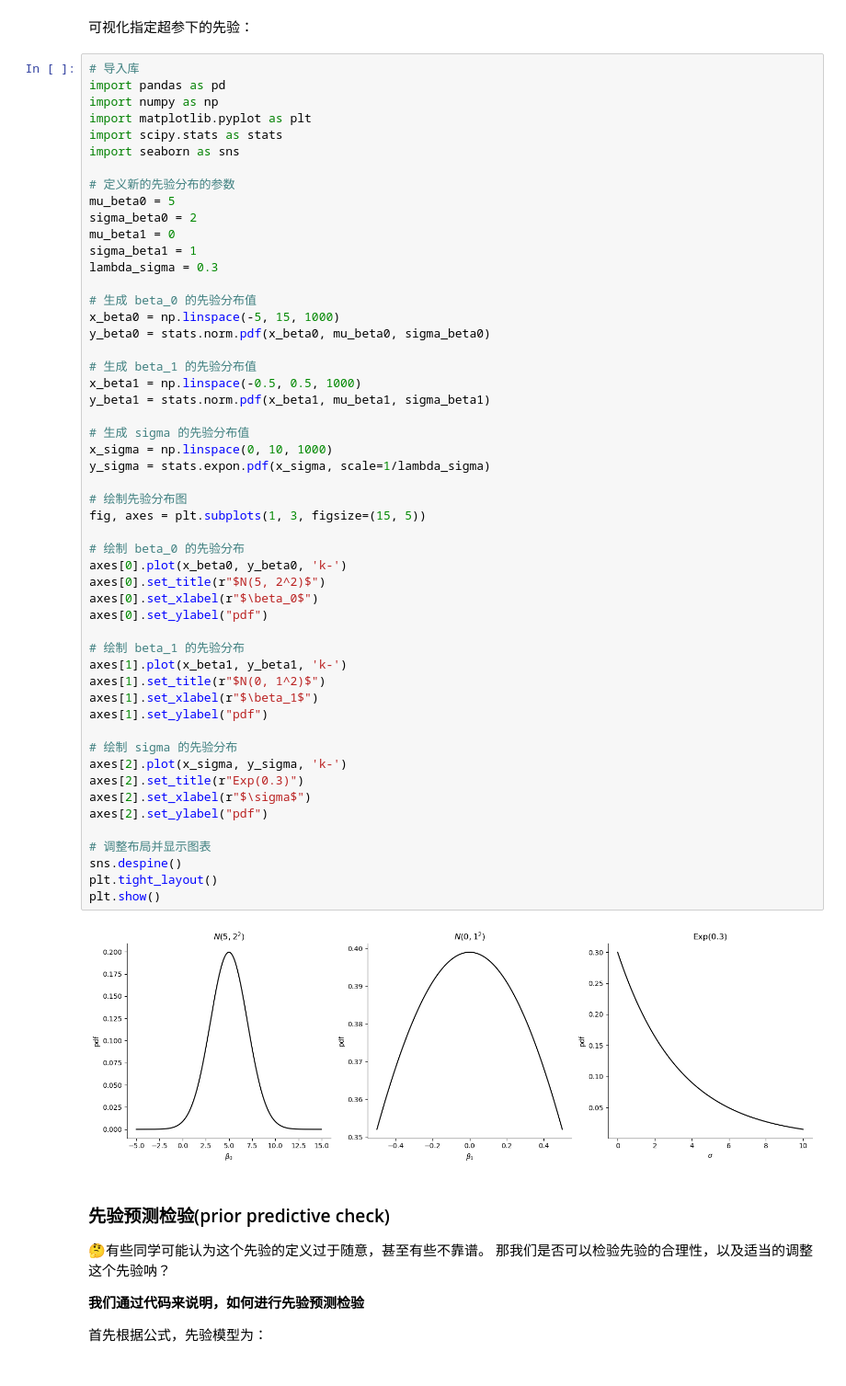
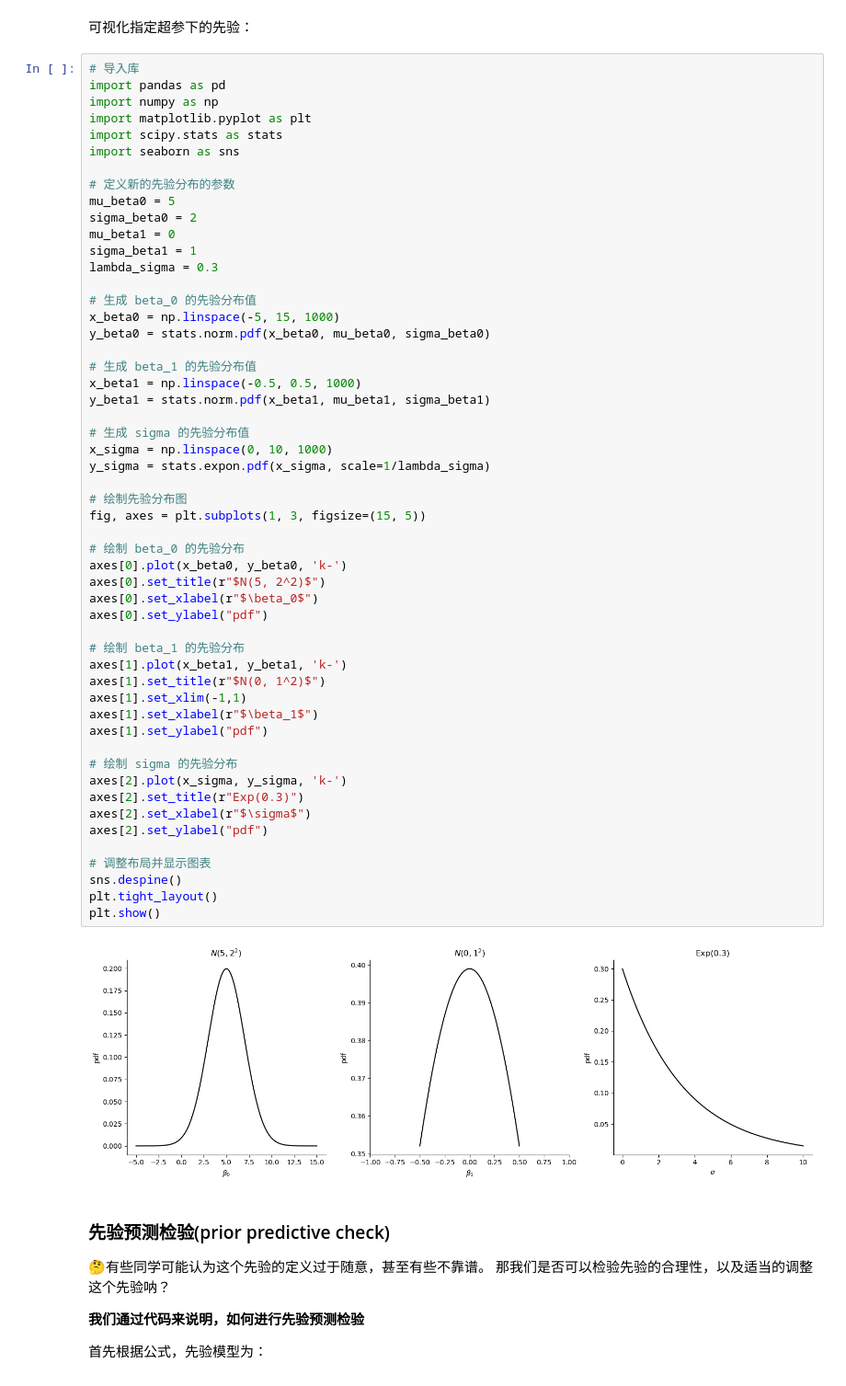
Before and after one commit to hcp4715/psybayesian, a Jupyter notebook: Lecture8.ipynb, the cells around one changed output. Shown at 92% size. Saved outputs shown, nothing was run; the diff lists cells and outputs as text.

Commit message:
modified lec8's figure code

```diff
--- a/Lecture8.ipynb
+++ b/Lecture8.ipynb
@@ -288,34 +288,35 @@ y_beta1 = stats.norm.pdf(x_beta1, mu_beta1, sigma_beta1)
 # 生成 sigma 的先验分布值
 x_sigma = np.linspace(0, 10, 1000)
 y_sigma = stats.expon.pdf(x_sigma, scale=1/lambda_sigma)
 
 # 绘制先验分布图
 fig, axes = plt.subplots(1, 3, figsize=(15, 5))
 
 # 绘制 beta_0 的先验分布
 axes[0].plot(x_beta0, y_beta0, 'k-')
 axes[0].set_title(r"$N(5, 2^2)$")
 axes[0].set_xlabel(r"$\beta_0$")
 axes[0].set_ylabel("pdf")
 
 # 绘制 beta_1 的先验分布
 axes[1].plot(x_beta1, y_beta1, 'k-')
 axes[1].set_title(r"$N(0, 1^2)$")
+axes[1].set_xlim(-1,1)
 axes[1].set_xlabel(r"$\beta_1$")
 axes[1].set_ylabel("pdf")
 
 # 绘制 sigma 的先验分布
 axes[2].plot(x_sigma, y_sigma, 'k-')
 axes[2].set_title(r"Exp(0.3)")
 axes[2].set_xlabel(r"$\sigma$")
 axes[2].set_ylabel("pdf")
 
 # 调整布局并显示图表
 sns.despine()
 plt.tight_layout()
 plt.show()
 # %% [output]
-[figure, old version]
+[figure, new version]
 # %% [markdown]
 ### 先验预测检验(prior predictive check)
 
```
Also changed, not shown: parts of 11 cells of this notebook.
